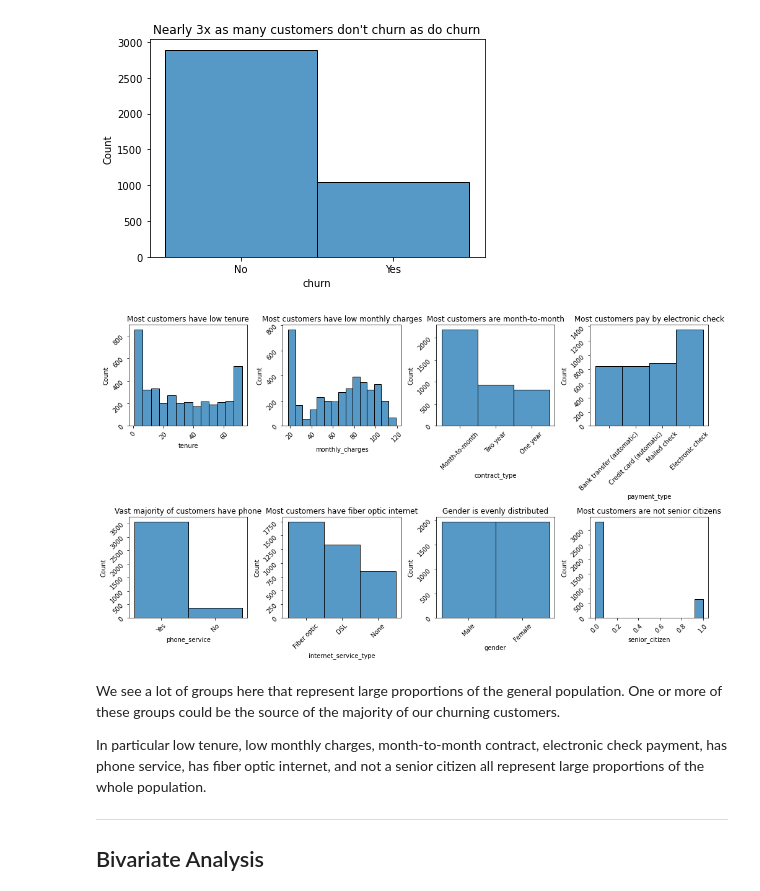
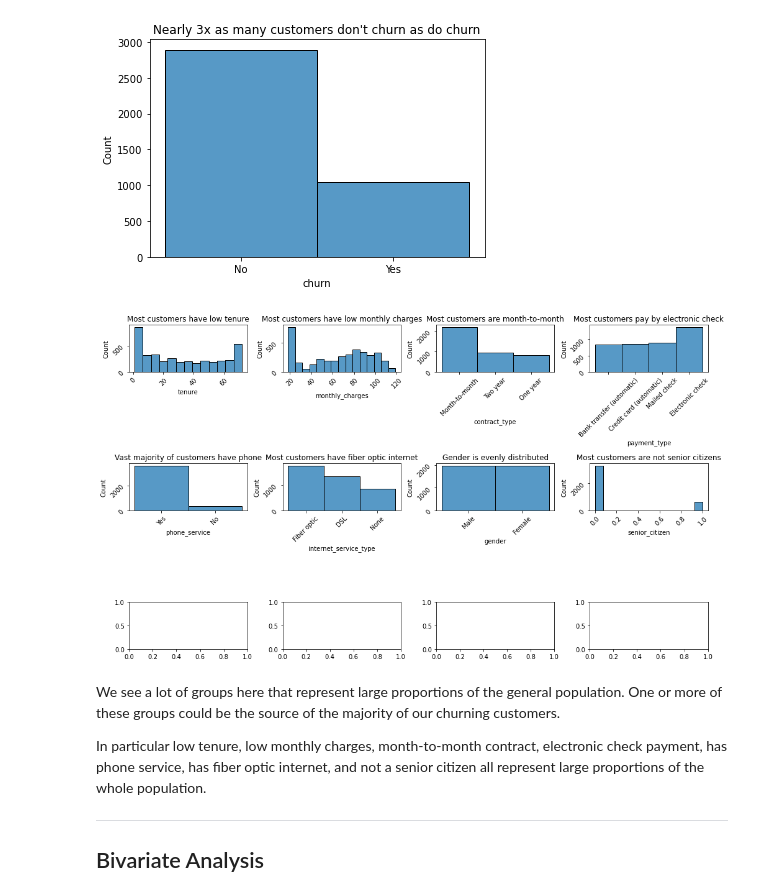
Before and after one commit to alegarcia-dev/telco-classification-project, a Jupyter notebook: notebooks/explore.ipynb, the cells around one changed output. Cells and saved outputs as stored; diff of their text form; code cells hidden in the pictures.

```diff
--- a/notebooks/explore.ipynb
+++ b/notebooks/explore.ipynb
@@ -135,36 +135,39 @@ columns = [
     'monthly_charges',
     'contract_type',
     'payment_type',
     'phone_service',
     'internet_service_type',
     'gender',
     'senior_citizen'
+
 ]
 
 titles = [
     'Most customers have low tenure',
     'Most customers have low monthly charges',
     'Most customers are month-to-month',
     'Most customers pay by electronic check',
     'Vast majority of customers have phone',
     'Most customers have fiber optic internet',
     'Gender is evenly distributed',
-    'Most customers are not senior citizens'
+    'Most customers are not senior citizens',
+    '',
+    ''
 ]
 
-fig, ax = plt.subplots(nrows = 2, ncols = 4, figsize = (14, 8))
+fig, ax = plt.subplots(nrows = 3, ncols = 4, figsize = (14, 8))
 
 for index, column in enumerate(columns):
     sns.histplot(
         data = train[column],
         ax = ax[index // 4][index % 4]
     )
     ax[index // 4][index % 4].tick_params(labelrotation = 45)
     ax[index // 4][index % 4].set_title(titles[index])
 
 fig.tight_layout();
 # %% [output]
-[figure, old version]
+[figure, new version]
 # %% [markdown]
 We see a lot of groups here that represent large proportions of the general population. One or more of these groups could be the source of the majority of our churning customers.
 
```
Also changed, not shown: parts of 2 cells of this notebook, 7 other files.
